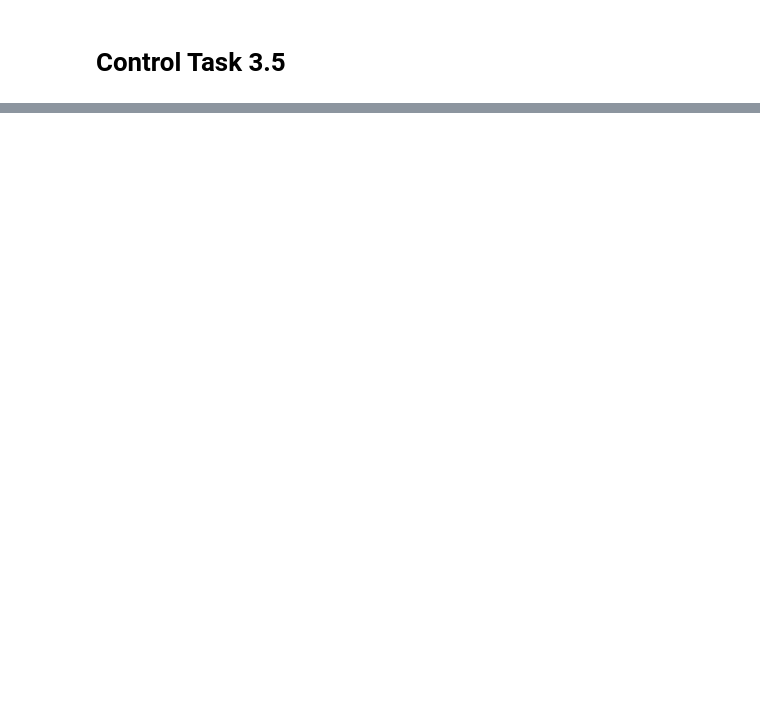
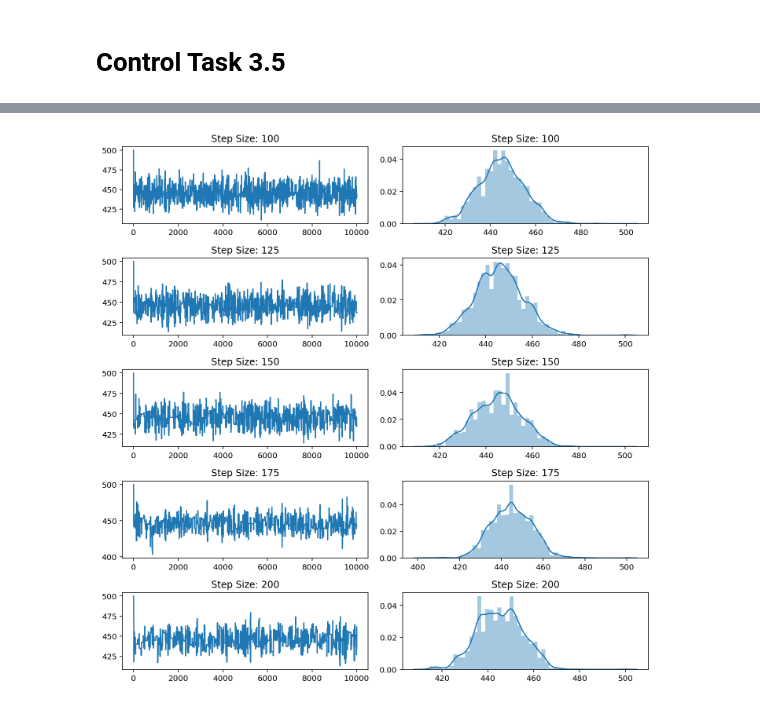
Before and after one commit to jgoerner/advanced-statistics, a Jupyter notebook: statistics/notebooks/Readingguide-3.ipynb, the cells around one changed output, grey strips where cells are left out. Saved outputs shown, nothing was run; the diff lists cells and outputs as text; code cells hidden in the pictures; blank space fills up the shorter version.

```diff
--- a/statistics/notebooks/Readingguide-3.ipynb
+++ b/statistics/notebooks/Readingguide-3.ipynb
@@ -50,7 +52,7 @@ import numpy as np
 from scipy.stats import norm
 from tqdm import tqdm
 
-def mcmc(data, dist, target, init, proposal_width, params_prior, params_const, n_iter):
+def mcmc(data, dist, target, init, proposal_width, params_prior, params_const, n_iter, desc=None):
     """MCMC Metropolis Sampling
 
     Parameter
@@ -81,7 +83,7 @@ def mcmc(data, dist, target, init, proposal_width, params_prior, params_const, n
     params_current.update({target: init})
     params_proposal = params_const.copy() # defensive copy (!)
     trace = [params_current[target]]
-    for _ in tqdm(range(n_iter)):
+    for _ in tqdm(range(n_iter), desc=desc):
 
         # proposal
         proposal = norm(params_current[target], proposal_width).rvs()
@@ -142,0 +148,46 @@ plt.savefig("./results/3-05-mcmc-results.png")
+# %%
+# %load src/3-06-sampling-sizes.py
+# Imports
+import os
+import matplotlib.pyplot as plt
+import seaborn as sns
+from scipy.stats import norm
+
+# Config
+os.chdir("/home/jovyan/work")
+%config InlineBackend.figure_format = 'retina'
+%matplotlib inline
+plt.rcParams["figure.figsize"] = (10, 10)
+
+# Generate data
+data = norm(450, 50).rvs(25)
+
+step_sizes = [100, 125, 150, 175, 200]
+traces = []
+
+# Sample
+for step_size in step_sizes:
+
+    traces.append(mcmc(
+        data=data,
+        dist=norm,
+        target="loc",
+        init=500,
+        proposal_width=step_size,
+        params_prior={"loc": 500, "scale": 70},
+        params_const={"scale": 50},
+        n_iter=10000,
+        desc="Step Size - {}".format(step_size)
+    ))
+
+# Plot
+fig, ax = plt.subplots(nrows=len(step_sizes), ncols=2)
+for idx, step in enumerate(step_sizes):
+    ax[idx][0].plot(range(len(traces[idx])), traces[idx])
+    ax[idx][0].set_title("Step Size: {}".format(step))
+    sns.distplot(traces[idx], ax=ax[idx][1])
+    ax[idx][1].set_title("Step Size: {}".format(step))
+plt.tight_layout()
+plt.savefig("./results/3-06-mcmc-step-sizes.png")
+# %% [output]
+[figure, added]
```
Also changed, not shown: parts of 2 cells of this notebook, 4 other files.
